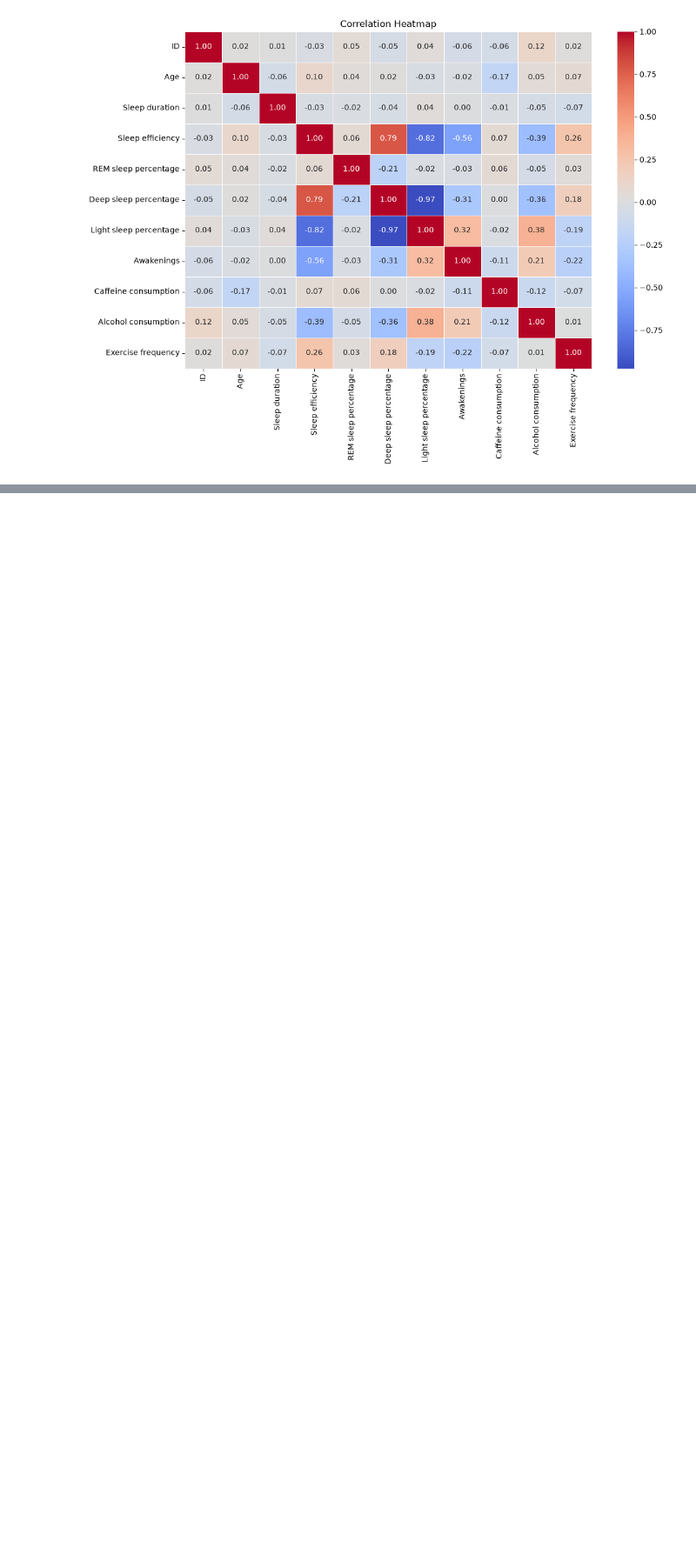
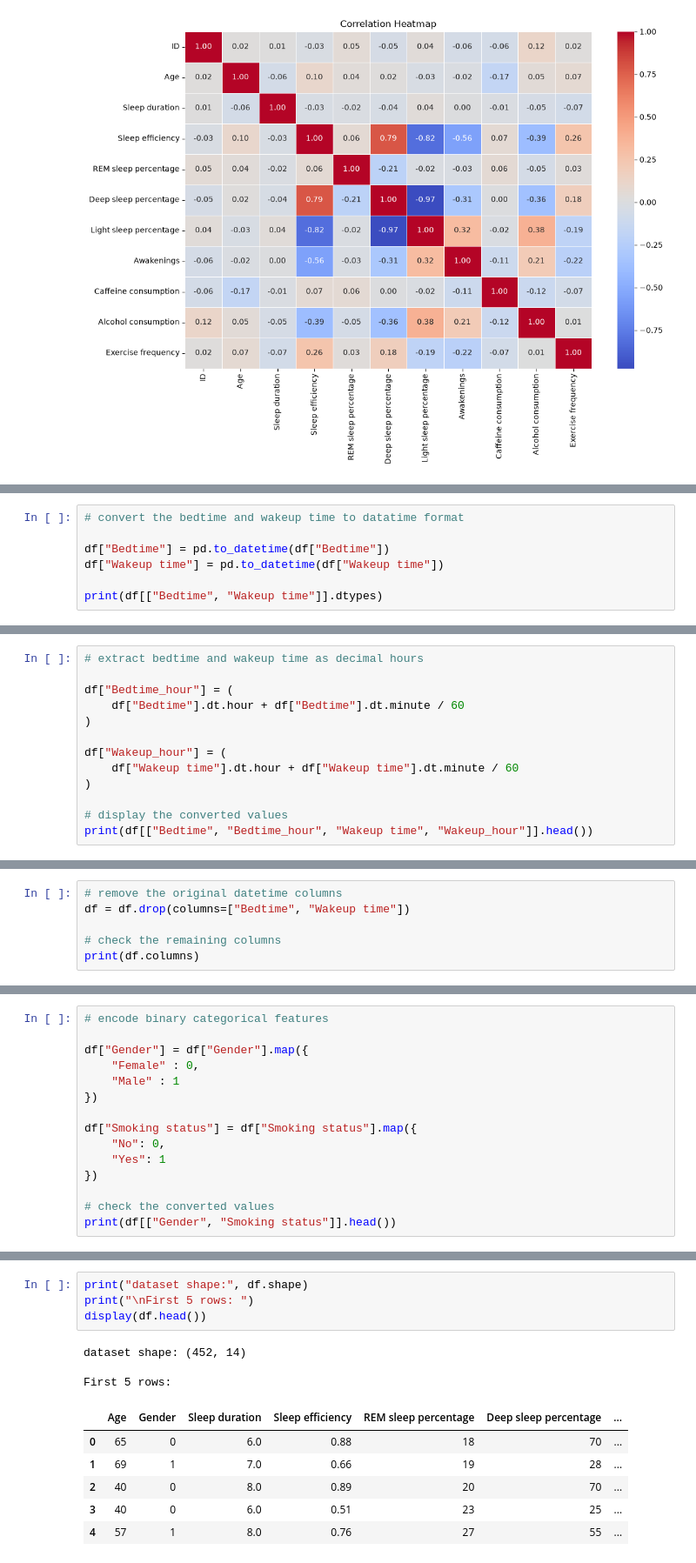
Before and after one commit to KalaiselvamK23/Sleep-Quality-Tracker, a Jupyter notebook: notebooks/01_Exploratory_Data_Analysis.ipynb, the cells around one changed output, grey strips where cells are left out. Shown at 87% size. Saved outputs shown, nothing was run; the diff lists cells and outputs as text; blank space fills up the shorter version.

Commit message:
feat: preprocess and clean sleep efficiency data

```diff
--- a/notebooks/01_Exploratory_Data_Analysis.ipynb
+++ b/notebooks/01_Exploratory_Data_Analysis.ipynb
@@ -209,0 +292,7 @@ plt.show()
+# %%
+# convert the bedtime and wakeup time to datatime format
+
+df["Bedtime"] = pd.to_datetime(df["Bedtime"])
+df["Wakeup time"] = pd.to_datetime(df["Wakeup time"])
+
+print(df[["Bedtime", "Wakeup time"]].dtypes)
@@ -209,0 +303,13 @@ plt.show()
+# %%
+# extract bedtime and wakeup time as decimal hours
+
+df["Bedtime_hour"] = (
+    df["Bedtime"].dt.hour + df["Bedtime"].dt.minute / 60
+)
+
+df["Wakeup_hour"] = (
+    df["Wakeup time"].dt.hour + df["Wakeup time"].dt.minute / 60
+)
+
+# display the converted values
+print(df[["Bedtime", "Bedtime_hour", "Wakeup time", "Wakeup_hour"]].head())
@@ -209,0 +323,6 @@ plt.show()
+# %%
+# remove the original datetime columns
+df = df.drop(columns=["Bedtime", "Wakeup time"])
+
+# check the remaining columns
+print(df.columns)
@@ -209,0 +336,15 @@ plt.show()
+# %%
+# encode binary categorical features
+
+df["Gender"] = df["Gender"].map({
+    "Female" : 0,
+    "Male" : 1
+})
+
+df["Smoking status"] = df["Smoking status"].map({
+    "No": 0,
+    "Yes": 1
+})
+
+# check the converted values
+print(df[["Gender", "Smoking status"]].head())
@@ -209,0 +381,14 @@ plt.show()
+# %%
+print("dataset shape:", df.shape)
+print("\nFirst 5 rows: ")
+display(df.head())
+# %% [output]
+dataset shape: (452, 14)
+
+First 5 rows:
+|  | Age | Gender | Sleep duration | Sleep efficiency | REM sleep percentage | Deep sleep percentage | ... |
+| 0 | 65 | 0 | 6.0 | 0.88 | 18 | 70 | ... |
+| 1 | 69 | 1 | 7.0 | 0.66 | 19 | 28 | ... |
+| 2 | 40 | 0 | 8.0 | 0.89 | 20 | 70 | ... |
+| 3 | 40 | 0 | 6.0 | 0.51 | 23 | 25 | ... |
+| 4 | 57 | 1 | 8.0 | 0.76 | 27 | 55 | ... |
```
Also changed, not shown: parts of 13 cells of this notebook, 1 other file.
